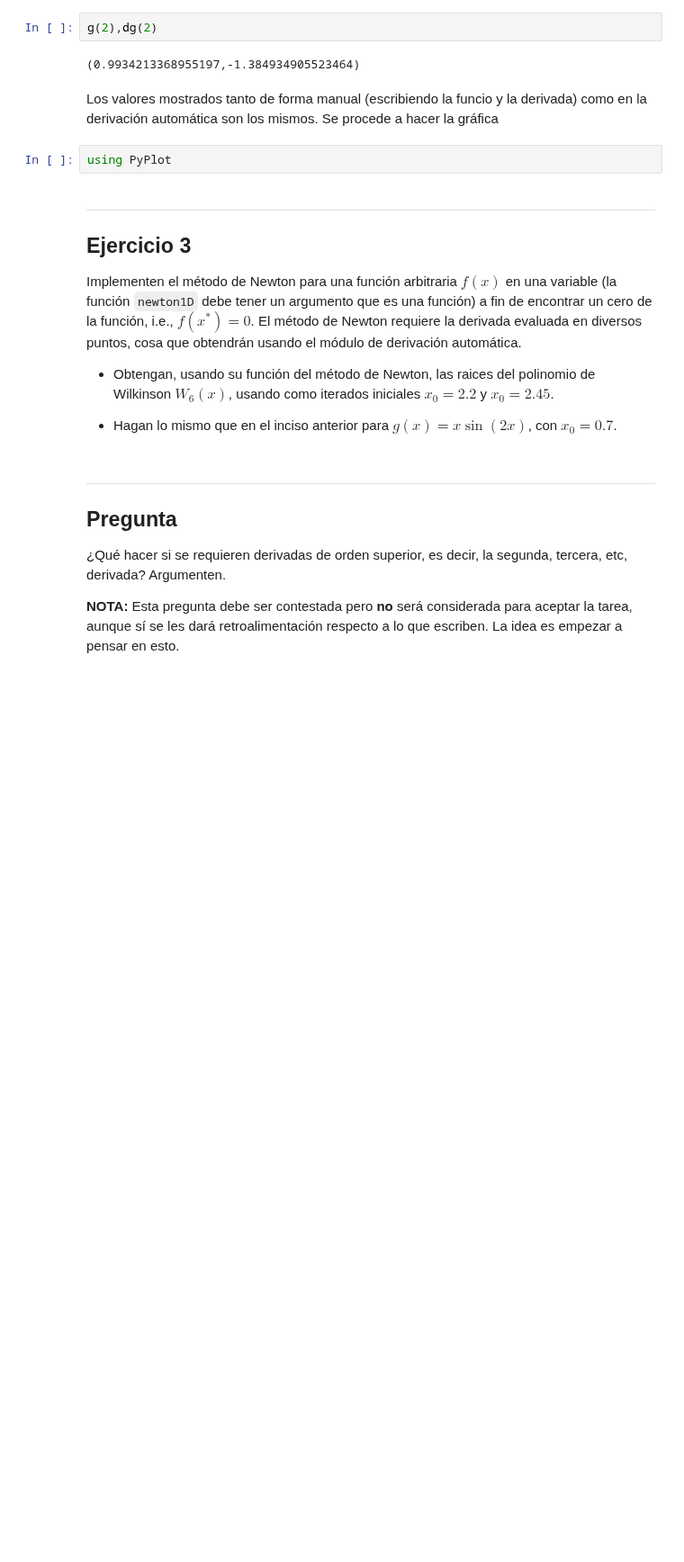
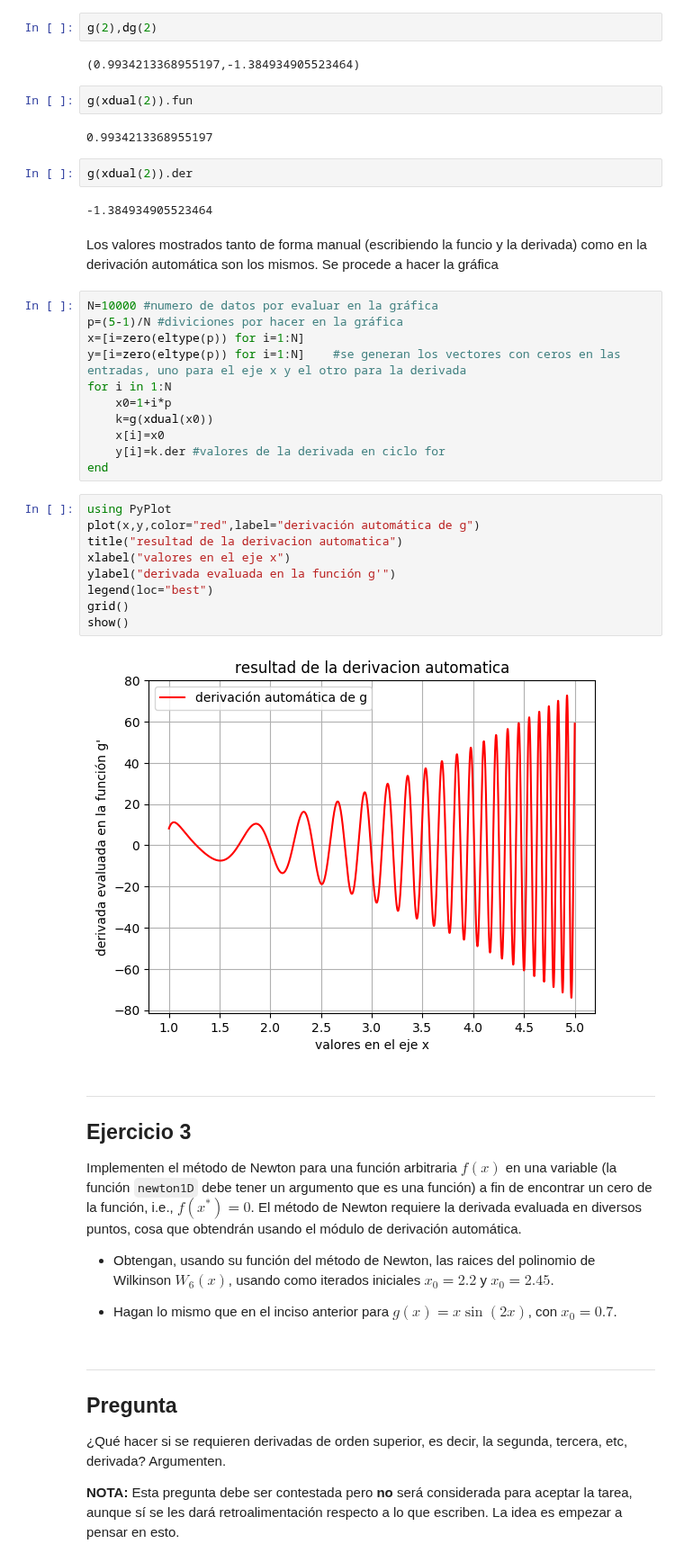
Before and after one commit to lbenet/2017-2_TSFisComputacional-1, a Jupyter notebook: tareas/Carlos/Tarea4.ipynb, the cells around one changed output. Shown at 90% size. Drawn from its saved outputs; the diff is of its cells as text; blank space fills up the shorter version.

```diff
--- a/tareas/Carlos/Tarea4.ipynb
+++ b/tareas/Carlos/Tarea4.ipynb
@@ -174,10 +170,38 @@ dg (generic function with 1 method)
 g(2),dg(2)
 # %% [output]
 (0.9934213368955197,-1.384934905523464)
+# %%
+g(xdual(2)).fun
+# %% [output]
+0.9934213368955197
+# %%
+g(xdual(2)).der
+# %% [output]
+-1.384934905523464
 # %% [markdown]
 Los valores mostrados tanto de forma manual (escribiendo la funcio y la derivada) como en la derivación automática son los mismos. Se procede a hacer la gráfica
-# %%
-using PyPlot
+# %%
+N=10000 #numero de datos por evaluar en la gráfica
+p=(5-1)/N #diviciones por hacer en la gráfica
+x=[i=zero(eltype(p)) for i=1:N]
+y=[i=zero(eltype(p)) for i=1:N]    #se generan los vectores con ceros en las entradas, uno para el eje x y el otro para la derivada
+for i in 1:N
+    x0=1+i*p
+    k=g(xdual(x0))
+    x[i]=x0
+    y[i]=k.der #valores de la derivada en ciclo for
+end
+# %%
+using PyPlot
+plot(x,y,color="red",label="derivación automática de g")
+title("resultad de la derivacion automatica")
+xlabel("valores en el eje x")
+ylabel("derivada evaluada en la función g'")
+legend(loc="best")
+grid()
+show()
+# %% [output]
+[figure, added]
 # %% [markdown]
 ---
 
```
Also changed, not shown: parts of 2 cells of this notebook.
